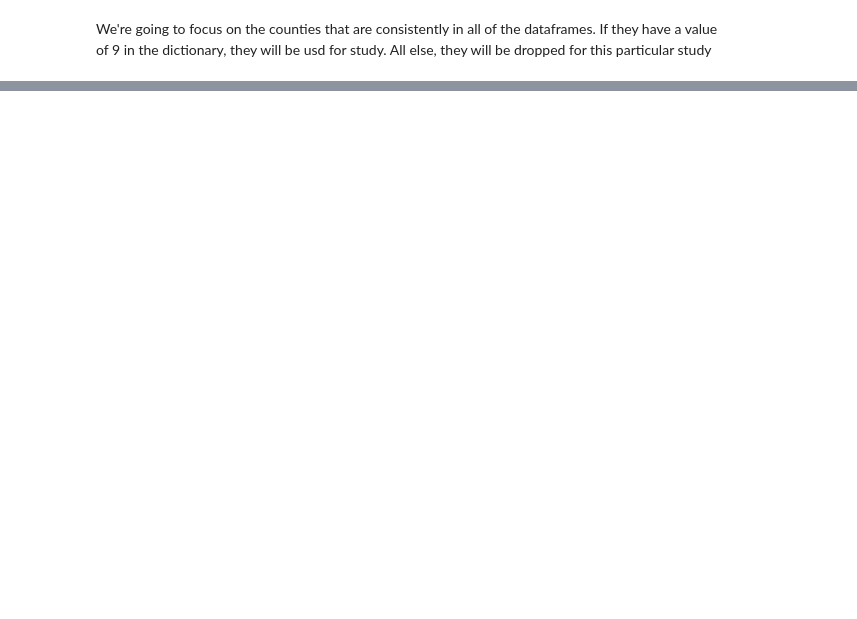
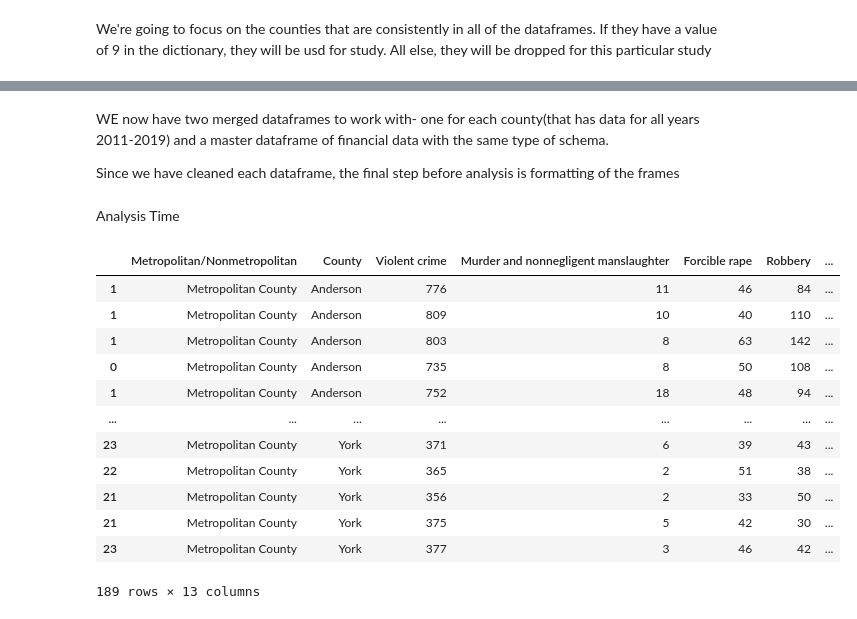
Before and after one commit to LawrenJ/LawrenJ, a Jupyter notebook: Project_1/crime_and_econ.ipynb, the cells around one changed output, grey strips where cells are left out. Saved outputs shown, nothing was run; the diff lists cells and outputs as text; code cells hidden in the pictures; blank space fills up the shorter version.

Commit message:
Created anderson df and formatted columns for a merged df

```diff
--- a/Project_1/crime_and_econ.ipynb
+++ b/Project_1/crime_and_econ.ipynb
@@ -424,0 +418,34 @@ Index(['County', '2011 Housing Estimate', '2012 Housing Estimate',
+# %% [markdown]
+WE now have two merged dataframes to work with- one for each county(that has data for all years 2011-2019) and a master dataframe of financial data with the same type of schema.
+
+Since we have cleaned each dataframe, the final step before analysis is formatting of the frames
+# %%
+
+
+sc_offenses_full
+#sort sc_offenses_full by county then by years 2011-2019 in order
+sc_offenses_full = sc_offenses_full.sort_values(by = ["County", "Year"])
+
+
+#get all housing unit estimates in housing est
+housing_est = housing_est.dropna()
+#group housing_est by county
+# %% [markdown]
+Analysis Time
+# %%
+#plot 2011 housing units as x and 2011 property crime as y
+sc_offenses_full
+# %% [output]
+|  | Metropolitan/Nonmetropolitan | County | Violent crime | Murder and nonnegligent manslaughter | Forcible rape | Robbery | ... |
+| 1 | Metropolitan County | Anderson | 776 | 11 | 46 | 84 | ... |
+| 1 | Metropolitan County | Anderson | 809 | 10 | 40 | 110 | ... |
+| 1 | Metropolitan County | Anderson | 803 | 8 | 63 | 142 | ... |
+| 0 | Metropolitan County | Anderson | 735 | 8 | 50 | 108 | ... |
+| 1 | Metropolitan County | Anderson | 752 | 18 | 48 | 94 | ... |
+| ... | ... | ... | ... | ... | ... | ... | ... |
+| 23 | Metropolitan County | York | 371 | 6 | 39 | 43 | ... |
+| 22 | Metropolitan County | York | 365 | 2 | 51 | 38 | ... |
+| 21 | Metropolitan County | York | 356 | 2 | 33 | 50 | ... |
+| 21 | Metropolitan County | York | 375 | 5 | 42 | 30 | ... |
+| 23 | Metropolitan County | York | 377 | 3 | 46 | 42 | ... |
+189 rows × 13 columns
```
Also changed, not shown: parts of 5 cells of this notebook, 6 other files.
